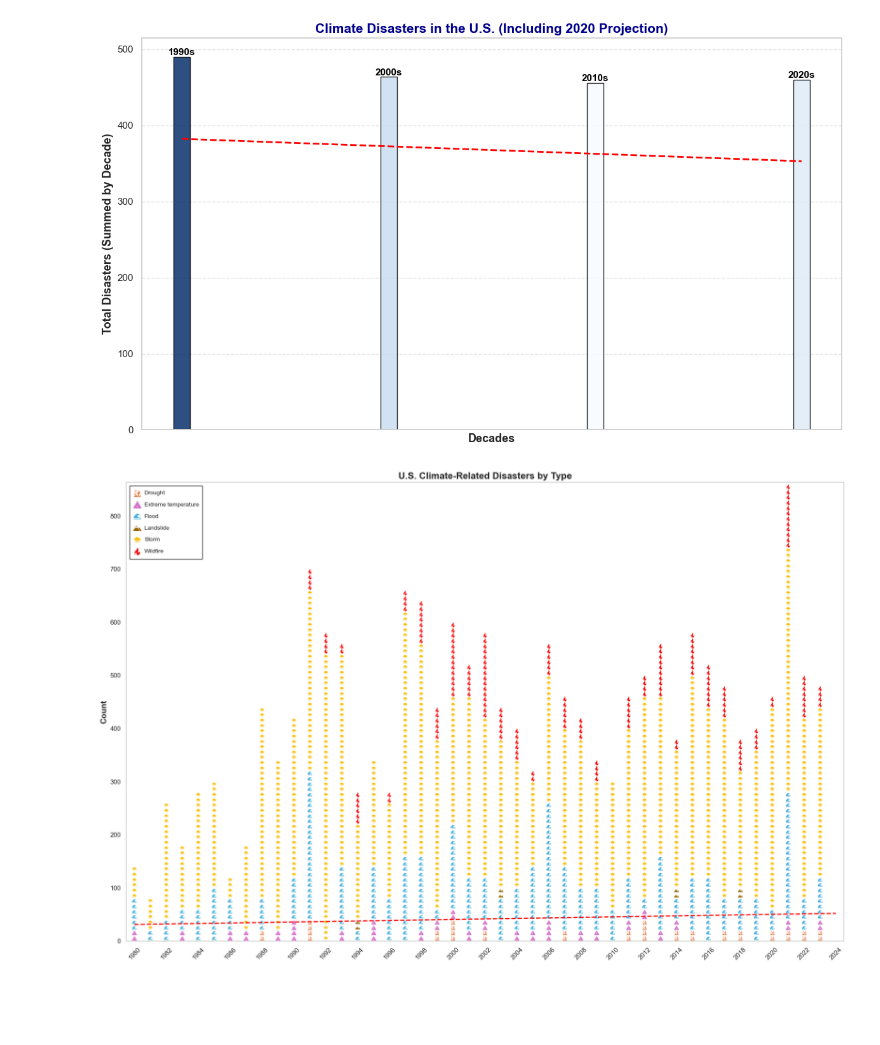
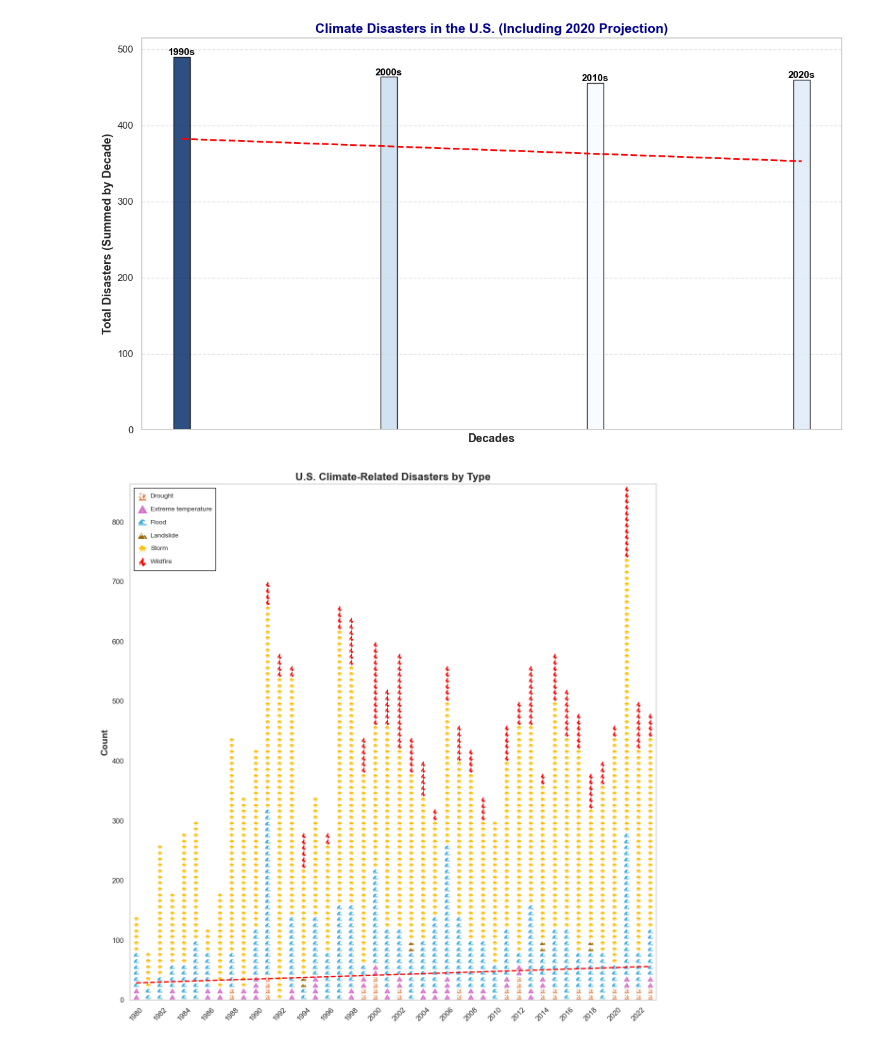
Before and after one commit to agrabowski5/6_C85_A4, a Jupyter notebook: PhysicalRiskCalculations.ipynb, the cells around one changed output. Saved outputs shown, nothing was run; the diff lists cells and outputs as text; code cells hidden in the pictures; blank space fills up the shorter version.

```diff
--- a/PhysicalRiskCalculations.ipynb
+++ b/PhysicalRiskCalculations.ipynb
@@ -335,7 +335,7 @@ from matplotlib.lines import Line2D
 # -----------------------------
 # PARAMETERS
 # -----------------------------
-x_spacing = 30          # Horizontal spacing between each year's column
+x_spacing = 20          # Horizontal spacing between each year's column
 icon_data_size = 10     # Size (in data units) for each icon on the plot
 image_size = (300, 300) # Pixel dimensions for each resized image
 legend_zoom = 0.05      # Zoom factor for icons in the custom legend
@@ -356,6 +356,9 @@ df_long['Year'] = df_long['Year'].astype(int)
 df_long = df_long.drop(columns=['ObjectId', 'Unit', 'ISO2', 'ISO3',
                                   'CTS Full Descriptor', 'CTS Code', 'CTS Name', 'Source'])
 df_long['Value'] = df_long['Value'].fillna(0)
+
+#Remove 2024 data
+df_long = df_long[df_long['Year'] != 2024]
 
 # -----------------------------
 # 2) FILTER FOR U.S. DATA & SELECT DISASTER TYPES
@@ -463,31 +466,31 @@ anchored_box = AnchoredOffsetbox(loc='upper left', child=legend_box,
 ax.add_artist(anchored_box)
 
 # -----------------------------
 # 8) ADD A STANDARD LEGEND ENTRY FOR THE Trend Line
 # -----------------------------
 # This standard legend will only show the trend line.
 #ax.legend(handles=[line], labels=["Trend Line"], loc='upper right', fontsize=12)
 
 # -----------------------------
 # 9) FINAL PLOT FORMATTING
 # -----------------------------
 xtick_positions = [i * x_spacing for i in range(len(years)) if i % 2 == 0]
 xtick_labels = [str(year) for i, year in enumerate(years) if i % 2 == 0]
 ax.set_xticks(xtick_positions)
 ax.set_xticklabels(xtick_labels, rotation=45)
 
 ax.set_xlim(-x_spacing/2, (len(years)-1)*x_spacing + x_spacing/2)
 ax.set_ylim(0, max_total * icon_data_size + 3)
 ax.set_yticks(np.arange(0, max_total * icon_data_size + 3, 100))
 ax.set_ylabel("Count", fontsize=14, fontweight='bold')
 ax.set_title("U.S. Climate-Related Disasters by Type", fontsize=16, fontweight='bold')
 ax.grid(False)
 
 #save the plot
 plt.savefig('climate_disasters_usa.png', dpi=300)
 
 
 plt.tight_layout()
 plt.show()
 # %% [output]
-[figure, old version]
+[figure, new version]
```
Also changed, not shown: 1 other file.
